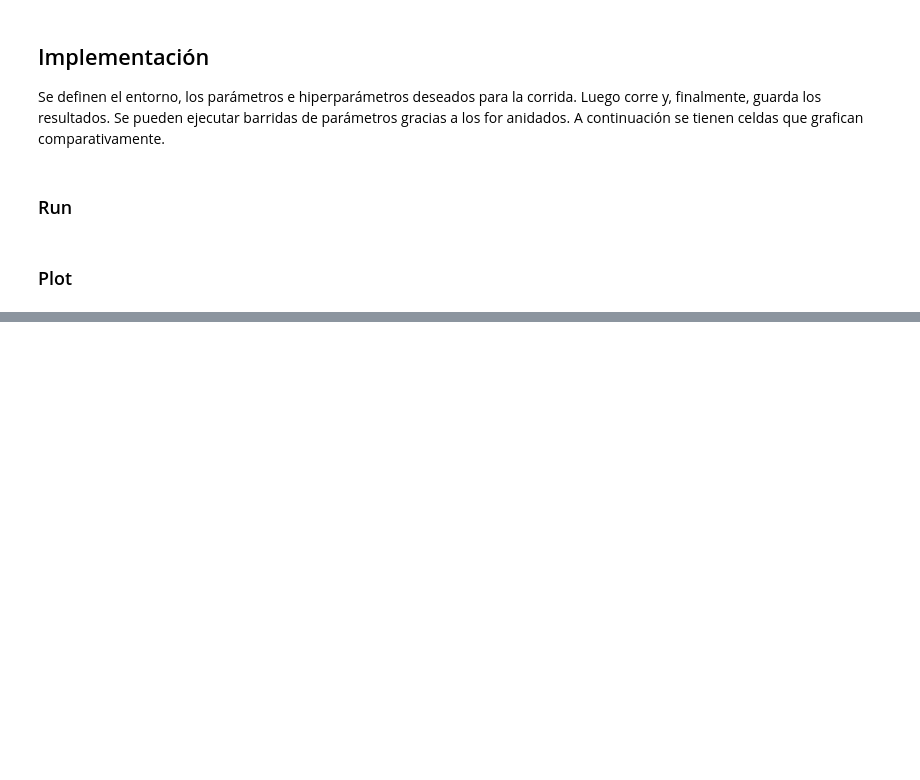
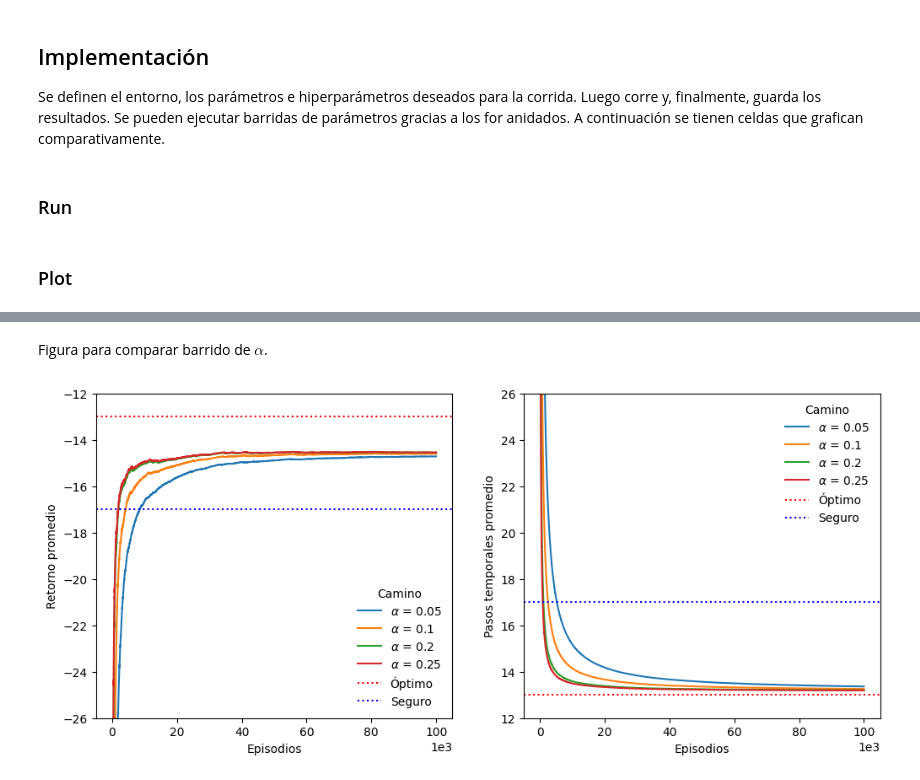
Before and after one commit to Cheva94/Diplo_Opt, a Jupyter notebook: 2_RL/Resolucion_Lab1.ipynb, the cells around one changed output, grey strips where cells are left out. Cells and saved outputs as stored; diff of their text form; code cells hidden in the pictures; blank space fills up the shorter version.

```diff
--- a/2_RL/Resolucion_Lab1.ipynb
+++ b/2_RL/Resolucion_Lab1.ipynb
@@ -866,0 +910,36 @@ for p_eps in Sw_eps:
+# %% [markdown]
+Figura para comparar barrido de $\alpha$.
+# %%
+fig, axs = plt.subplots(1, 2, figsize=(12, 5))
+
+for p_a in [0.05, 0.1, 0.2, 0.25]:
+
+    File = pd.read_csv(f'Outputs/Lab1/Alpha/Qlearning-epGreedy_its-2000_eps-100000_a-{p_a}_g-0.65_e-0.005.csv', header=None, sep='\t').iloc[201:, :2].to_numpy().astype(int)
+
+    axs[0].plot(mean_evol(File[:,0]), label=rf'$\alpha$ = {p_a}')
+    axs[1].plot(mean_evol(File[:,1]), label=rf'$\alpha$ = {p_a}')
+
+axs[0].set_ylim(-26, -12)
+axs[1].set_ylim(12, 26)
+
+axs[0].axhline(-13, color='red', linestyle=':', label='Óptimo')
+axs[0].axhline(-17, color='blue', linestyle=':', label='Seguro')
+
+axs[0].set_xlabel('Episodios')
+axs[1].set_xlabel('Episodios')
+
+axs[1].axhline(13, color='red', linestyle=':', label='Óptimo')
+axs[1].axhline(17, color='blue', linestyle=':', label='Seguro')
+
+axs[0].ticklabel_format(style='sci', axis='x', scilimits=(3,3))
+axs[1].ticklabel_format(style='sci', axis='x', scilimits=(3,3))
+
+axs[0].set_ylabel('Retorno promedio')
+axs[1].set_ylabel('Pasos temporales promedio')
+
+axs[0].legend(loc='lower right', frameon=False, fancybox=True, title='Camino')
+axs[1].legend(loc='upper right', frameon=False, fancybox=True, title='Camino')
+
+plt.savefig('Outputs/Lab1/Alpha/Qlearning-epGreedy_its-2000_eps-100000_g-0.65_e-0.005.png')
+# %% [output]
+[figure, added]
```
Also changed, not shown: parts of 12 cells of this notebook, 33 other files.
